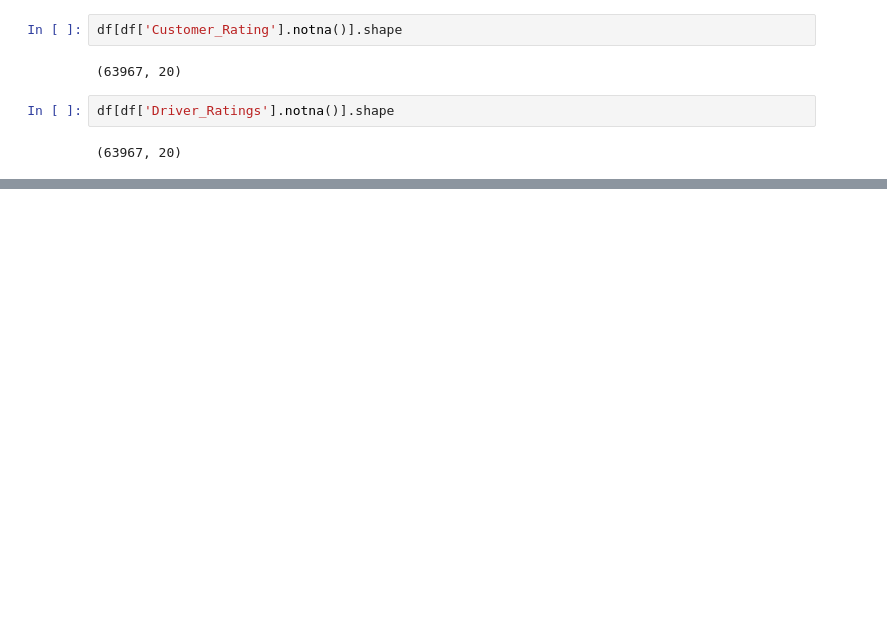
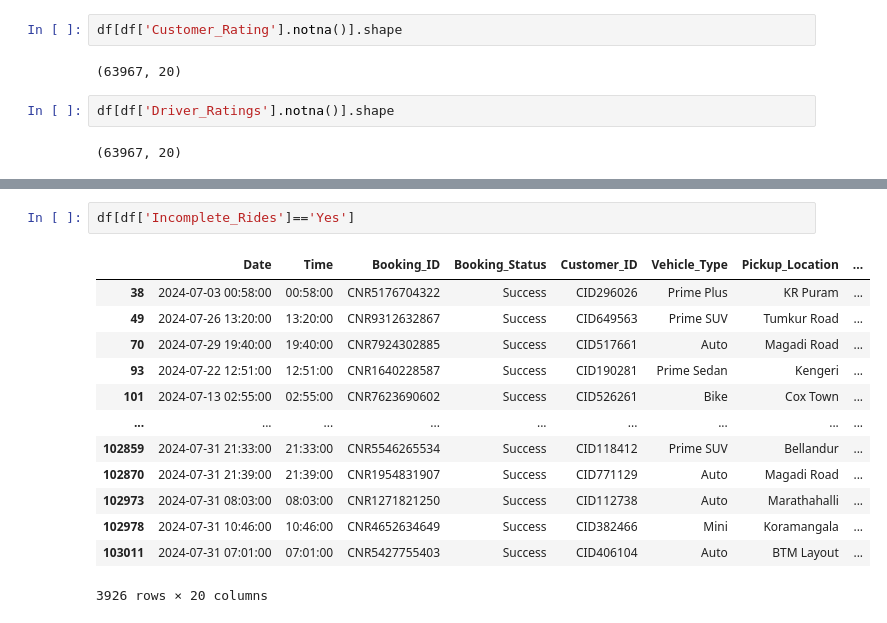
Before and after one commit to Frierensama/ola-ride-insights, a Jupyter notebook: notebooks/Data_Inspection_Main.ipynb, the cells around one changed output, grey strips where cells are left out. Drawn from its saved outputs; the diff is of its cells as text; blank space fills up the shorter version.

```diff
--- a/notebooks/Data_Inspection_Main.ipynb
+++ b/notebooks/Data_Inspection_Main.ipynb
@@ -179,0 +201,16 @@ df[df['Booking_Status']=='Success' & ]
+# %%
+df[df['Incomplete_Rides']=='Yes']
+# %% [output]
+|  | Date | Time | Booking_ID | Booking_Status | Customer_ID | Vehicle_Type | Pickup_Location | ... |
+| 38 | 2024-07-03 00:58:00 | 00:58:00 | CNR5176704322 | Success | CID296026 | Prime Plus | KR Puram | ... |
+| 49 | 2024-07-26 13:20:00 | 13:20:00 | CNR9312632867 | Success | CID649563 | Prime SUV | Tumkur Road | ... |
+| 70 | 2024-07-29 19:40:00 | 19:40:00 | CNR7924302885 | Success | CID517661 | Auto | Magadi Road | ... |
+| 93 | 2024-07-22 12:51:00 | 12:51:00 | CNR1640228587 | Success | CID190281 | Prime Sedan | Kengeri | ... |
+| 101 | 2024-07-13 02:55:00 | 02:55:00 | CNR7623690602 | Success | CID526261 | Bike | Cox Town | ... |
+| ... | ... | ... | ... | ... | ... | ... | ... | ... |
+| 102859 | 2024-07-31 21:33:00 | 21:33:00 | CNR5546265534 | Success | CID118412 | Prime SUV | Bellandur | ... |
+| 102870 | 2024-07-31 21:39:00 | 21:39:00 | CNR1954831907 | Success | CID771129 | Auto | Magadi Road | ... |
+| 102973 | 2024-07-31 08:03:00 | 08:03:00 | CNR1271821250 | Success | CID112738 | Auto | Marathahalli | ... |
+| 102978 | 2024-07-31 10:46:00 | 10:46:00 | CNR4652634649 | Success | CID382466 | Mini | Koramangala | ... |
+| 103011 | 2024-07-31 07:01:00 | 07:01:00 | CNR5427755403 | Success | CID406104 | Auto | BTM Layout | ... |
+3926 rows × 20 columns
```
Also changed, not shown: parts of 6 cells of this notebook.
